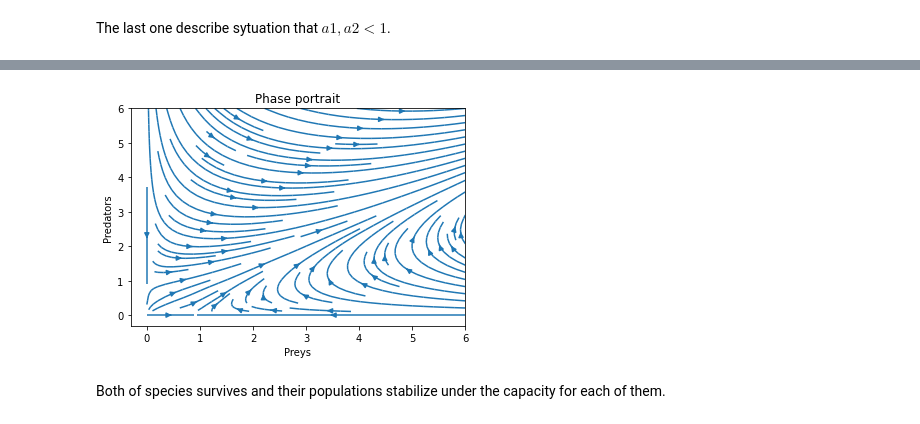
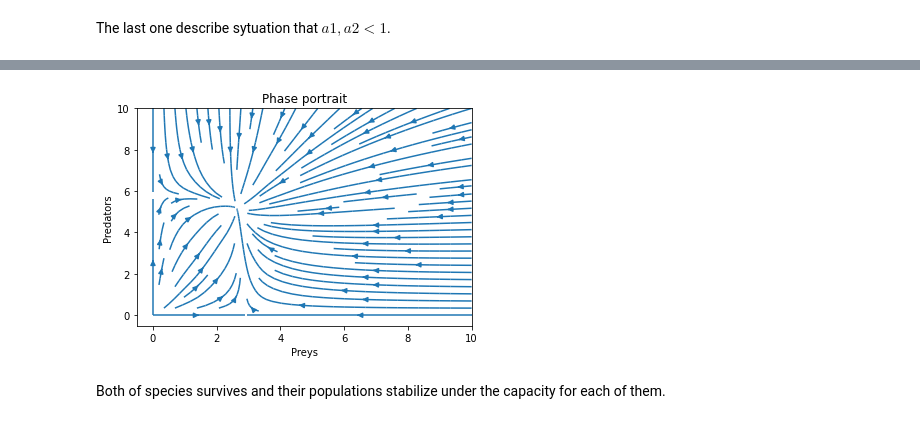
Before and after one commit to Deneverhad/Lotka, a Jupyter notebook: Lotka-Voltera.ipynb, the cells around one changed output, grey strips where cells are left out. Saved outputs shown, nothing was run; the diff lists cells and outputs as text; code cells hidden in the pictures.

```diff
--- a/Lotka-Voltera.ipynb
+++ b/Lotka-Voltera.ipynb
@@ -318,8 +321,8 @@ In this case we have symmetric sytuation to the previous one.
 The last one describe sytuation that $a1, a2 < 1$.
 # %%
 r= 1.0; s = 1.0
-k1 = 1.0; k2 = 1.0
-a1 = -2.0; a2 = -1.0
+k1 = 3.0; k2 = 6.0
+a1 = 0.1; a2 = 0.15
 
 Y1 = [100.0, 75.0]
 
@@ -346,7 +349,7 @@ plt.show()
 # %%
-phase_plot(competitions, 6, 10)
+phase_plot(competitions, 10, 10)
 # %% [output]
-[figure, old version]
+[figure, new version]
 # %% [markdown]
 Both of species survives and their populations stabilize under the capacity for each of them.
 # %% [markdown]
```
Also changed, not shown: parts of 8 cells of this notebook.
